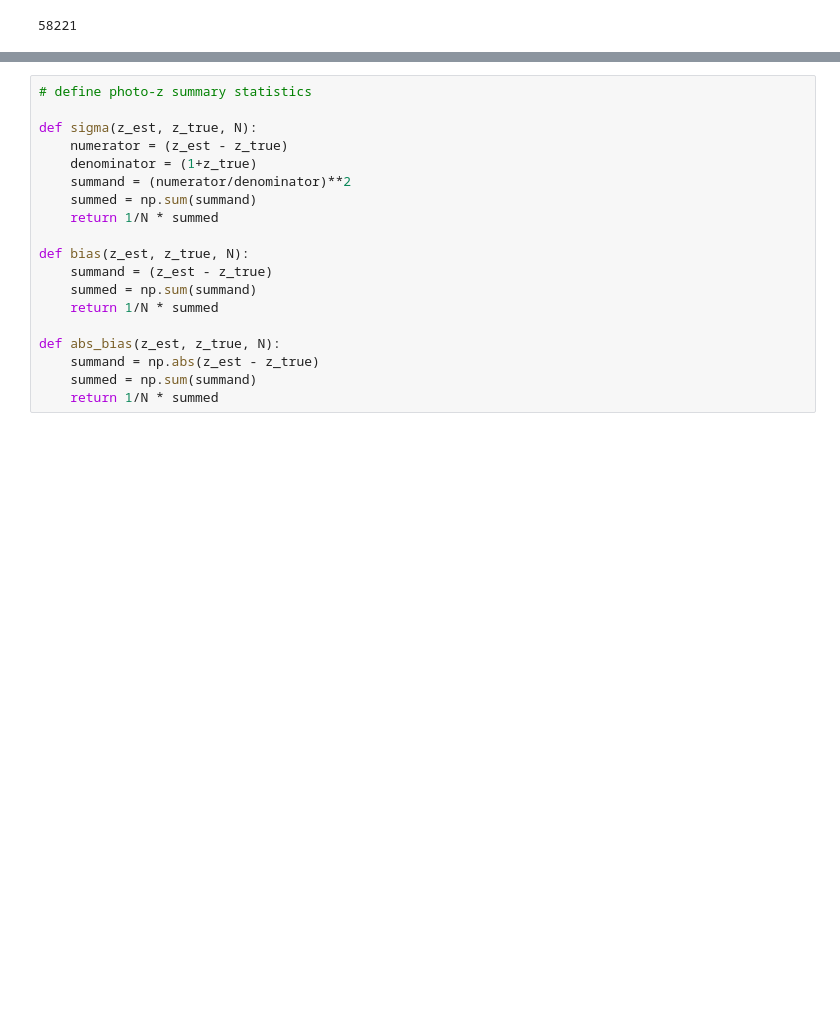
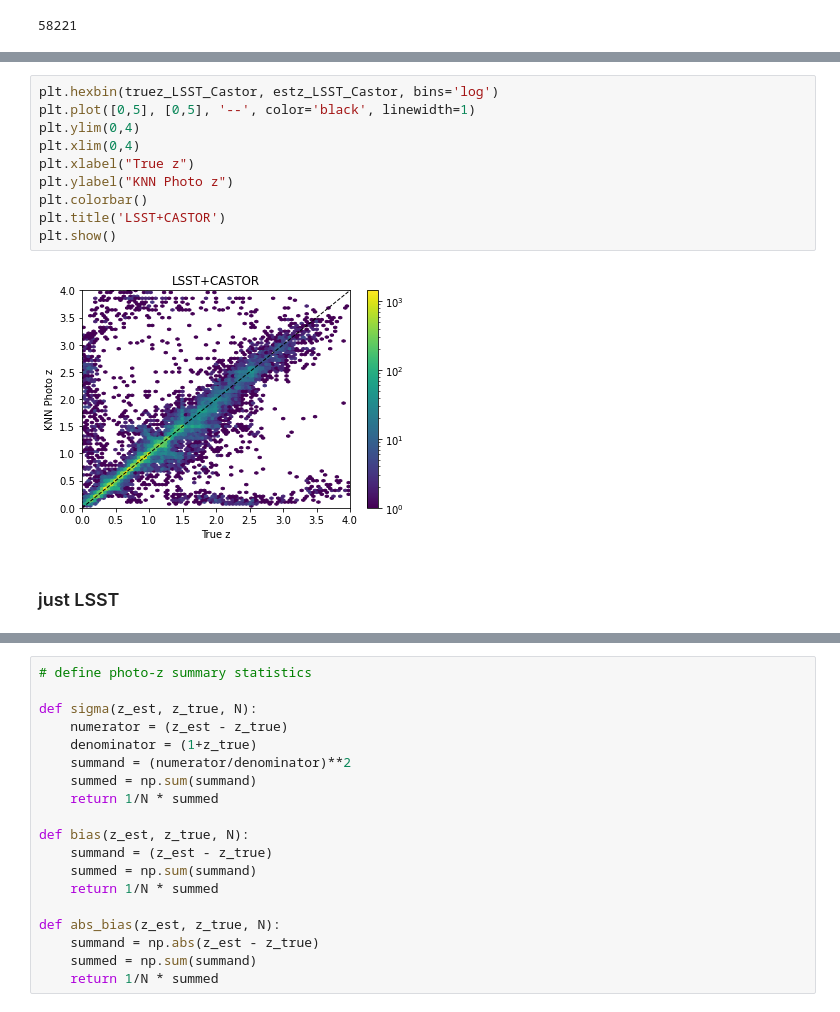
Before and after one commit to aimalz/CASTORpz, a Jupyter notebook: Photo-z_exploration.ipynb, the cells around one changed output, grey strips where cells are left out. Saved outputs shown, nothing was run; the diff lists cells and outputs as text; blank space fills up the shorter version.

```diff
--- a/Photo-z_exploration.ipynb
+++ b/Photo-z_exploration.ipynb
@@ -94,0 +129,14 @@ plt.show()
+# %%
+plt.hexbin(truez_LSST_Castor, estz_LSST_Castor, bins='log')
+plt.plot([0,5], [0,5], '--', color='black', linewidth=1)
+plt.ylim(0,4)
+plt.xlim(0,4)
+plt.xlabel("True z")
+plt.ylabel("KNN Photo z")
+plt.colorbar()
+plt.title('LSST+CASTOR')
+plt.show()
+# %% [output]
+[figure, new version]
+# %% [markdown]
+### just LSST
```
Also changed, not shown: parts of 101 cells of this notebook.
